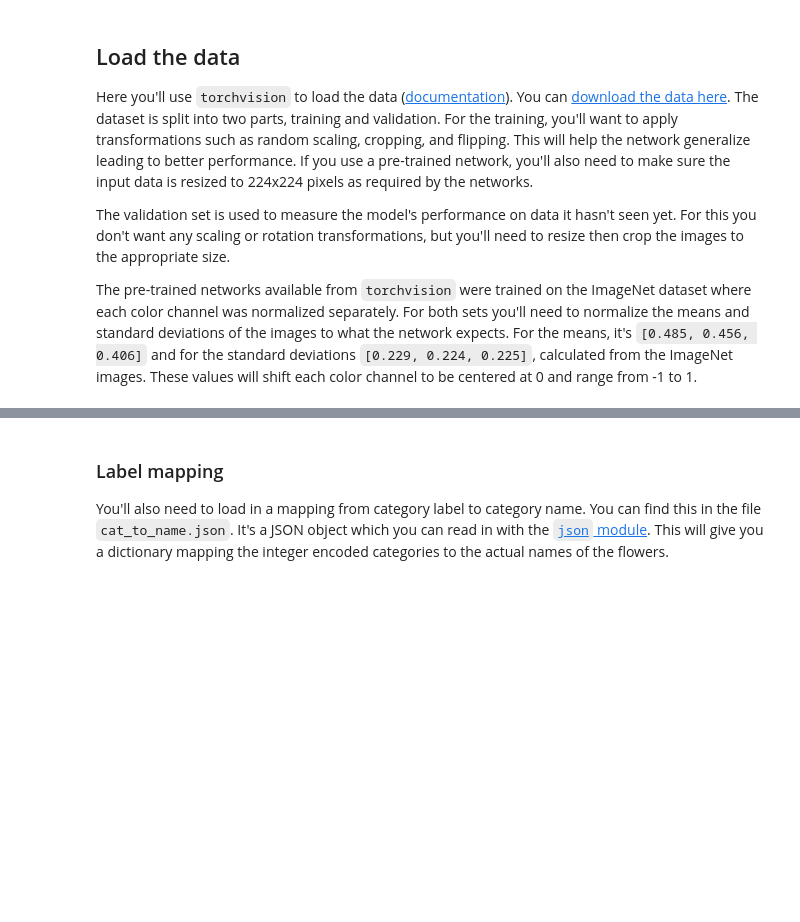
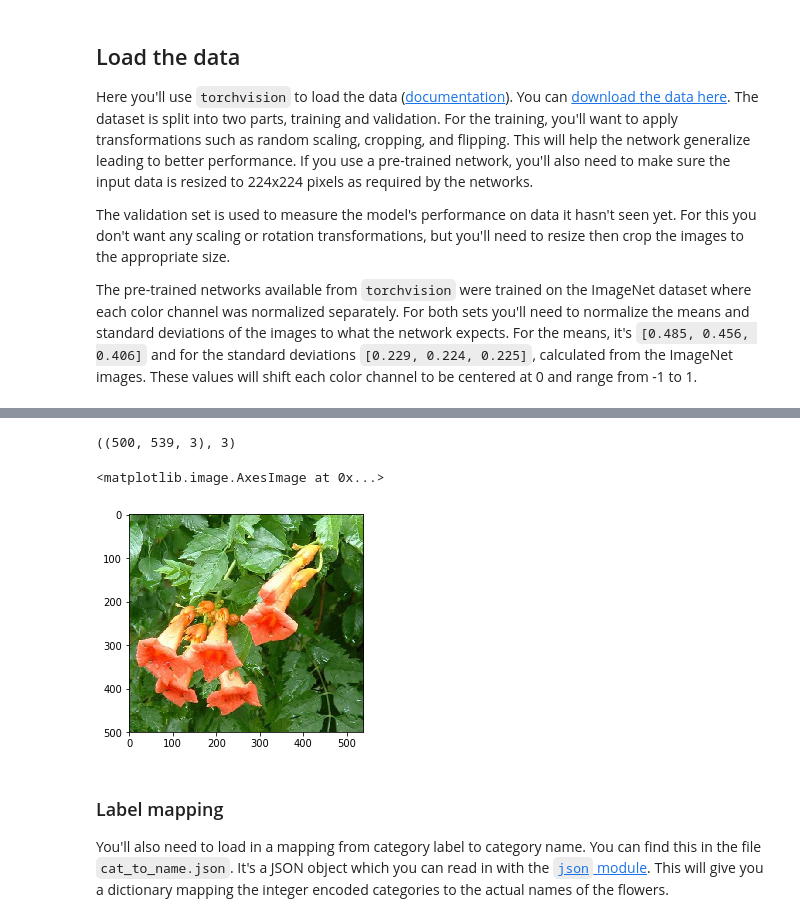
Before and after one commit to SamuelCahyawijaya/pytorch_challenge, a Jupyter notebook: Image Classifier Project.ipynb, the cells around one changed output, grey strips where cells are left out. Saved outputs shown, nothing was run; the diff lists cells and outputs as text; code cells hidden in the pictures; blank space fills up the shorter version.

```diff
--- a/Image Classifier Project.ipynb
+++ b/Image Classifier Project.ipynb
@@ -42,2 +105,13 @@ valid_dir = data_dir + '/valid'
+# %%
+a, y = train_data[100]
+# %%
+np.array(a).shape, y
+# %% [output]
+((500, 539, 3), 3)
+# %%
+plt.imshow(a)
+# %% [output]
+<matplotlib.image.AxesImage at 0x...>
+[figure, added]
 # %%
 # TODO: Define your transforms for the training and validation sets
```
Also changed, not shown: parts of 10 cells of this notebook.
